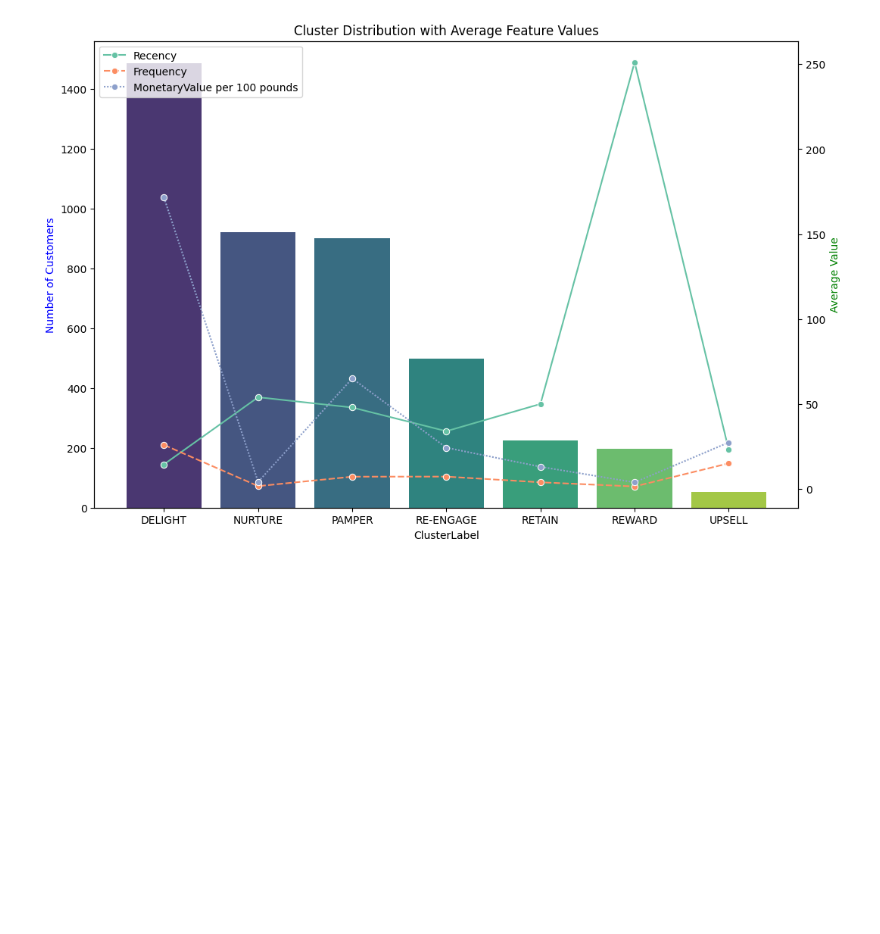
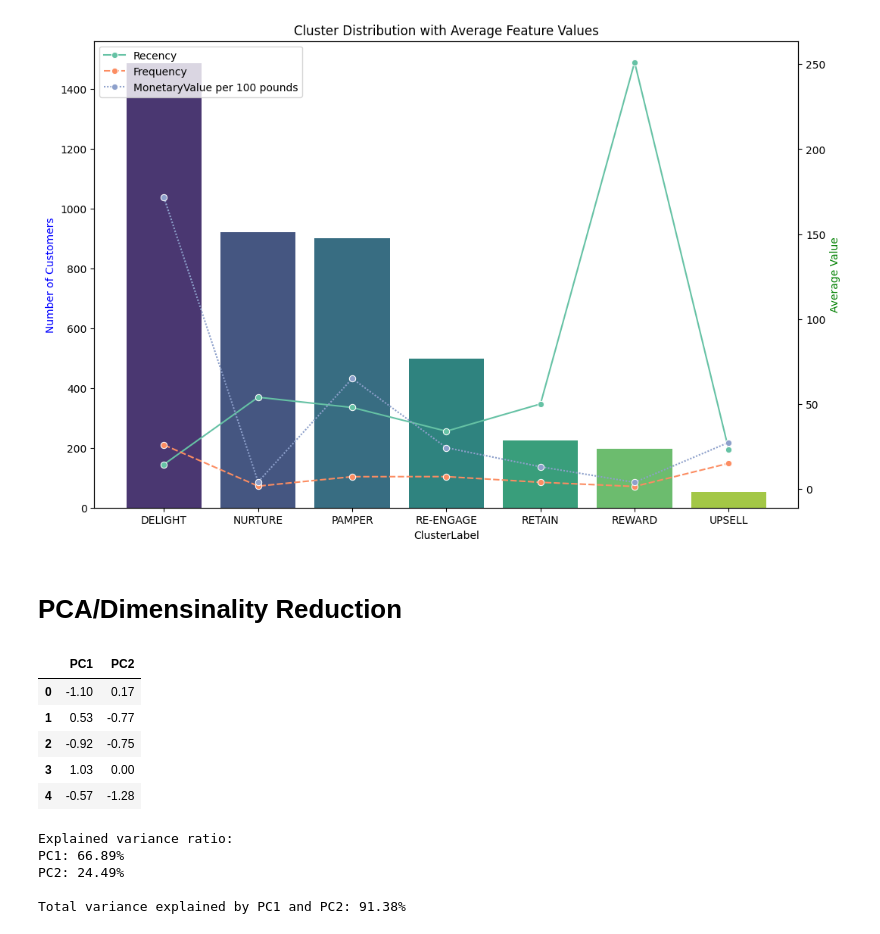
Before and after one commit to maryembencheikh/Customer-Segmentation-RFM, a Jupyter notebook: online-retail-clustering.ipynb, the cells around one changed output. Cells and saved outputs as stored; diff of their text form; code cells hidden in the pictures; blank space fills up the shorter version.

```diff
--- a/online-retail-clustering.ipynb
+++ b/online-retail-clustering.ipynb
@@ -780,3 +780,48 @@ ax2.set_ylabel('Average Value', color='g')
 plt.show()
 # %% [output]
 [figure]
+# %% [markdown]
+# PCA/Dimensinality Reduction
+# %%
+from sklearn.decomposition import PCA
+
+# Create the PCA model
+pca = PCA(n_components=2)
+
+# Apply PCA to the standardized RFM data
+rfm_pca = pca.fit_transform(scaled_data)
+
+# Create a DataFrame containing the two principal components
+pca_df = pd.DataFrame(
+    rfm_pca,
+    columns=["PC1", "PC2"],
+    index=non_outliers_df.index
+)
+
+pca_df.head()
+# %% [output]
+|  | PC1 | PC2 |
+| 0 | -1.10 | 0.17 |
+| 1 | 0.53 | -0.77 |
+| 2 | -0.92 | -0.75 |
+| 3 | 1.03 | 0.00 |
+| 4 | -0.57 | -1.28 |
+# %%
+# Explained variance ratio of each principal component
+explained_variance = pca.explained_variance_ratio_
+
+# Display the explained variance
+print("Explained variance ratio:")
+print(f"PC1: {explained_variance[0]:.2%}")
+print(f"PC2: {explained_variance[1]:.2%}")
+
+# Total variance explained by the two components
+total_variance = explained_variance.sum()
+
+print(f"\nTotal variance explained by PC1 and PC2: {total_variance:.2%}")
+# %% [output]
+Explained variance ratio:
+PC1: 66.89%
+PC2: 24.49%
+
+Total variance explained by PC1 and PC2: 91.38%
```
Also changed, not shown: parts of 3 cells of this notebook.
